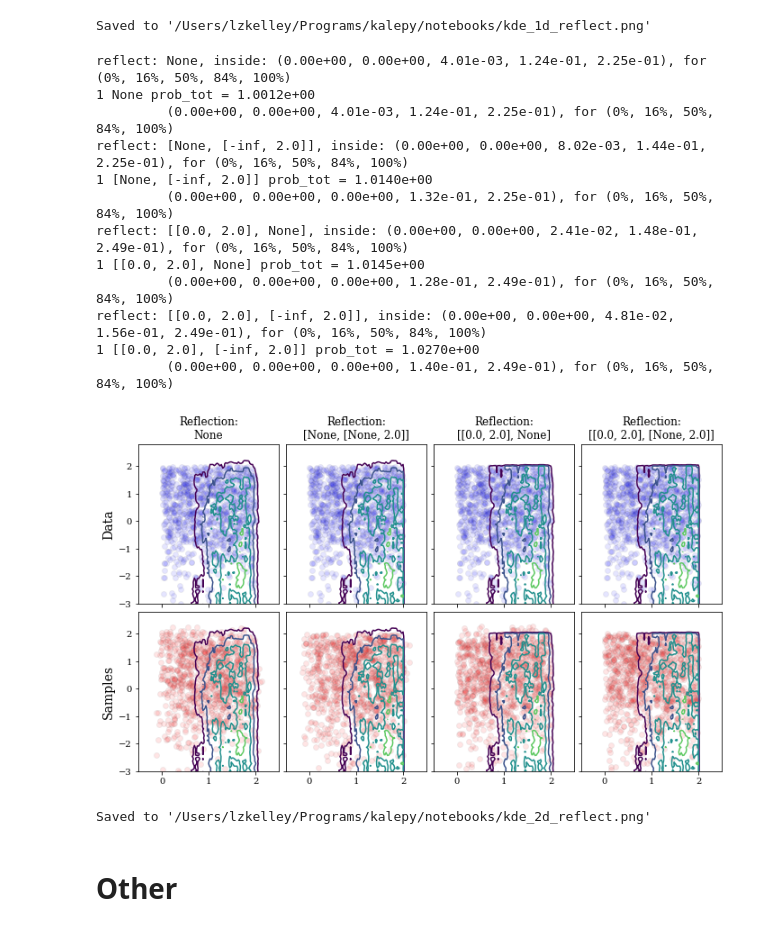
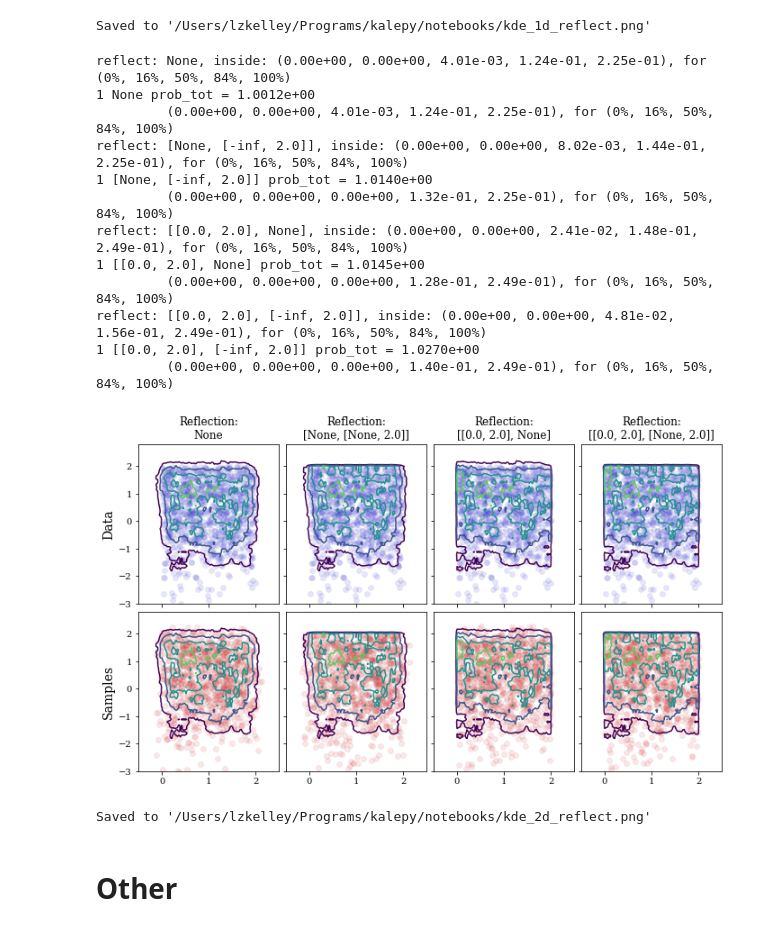
Before and after one commit to lzkelley/kalepy, a Jupyter notebook: notebooks/kde.ipynb, the cells around one changed output. Saved outputs shown, nothing was run; the diff lists cells and outputs as text; code cells hidden in the pictures.

Commit message:
BUG: contour plot errors: data arrays needed to be transposed

```diff
--- a/notebooks/kde.ipynb
+++ b/notebooks/kde.ipynb
@@ -387,7 +387,7 @@ reflections = [
 for ii, (ax, reflect) in enumerate(zip(axes, reflections)):
     pdf_1d = kde.pdf(grid, reflect=reflect)
     pdf = pdf_1d.reshape(hist.shape)
-    ax.contour(*cgrid, pdf)
+    ax.contour(*cgrid, pdf.T)
 
     ax.set(xlim=[-1.0, 3.0], ylim=[-2, 3], title=str(reflect))
 
@@ -508,14 +508,18 @@ seed = 8067
 # print(seed)
 np.random.seed(seed)
 NUM = 2000
+
+# Create 2D data
 xx = np.random.uniform(0.0, 2.0, NUM)
 yy = np.random.normal(1.0, 1.5, NUM)
 yy = yy[yy < 2.0]
 yy = np.concatenate([yy, np.random.choice(yy, NUM-yy.size)])
+data = [xx, yy]
 
-data = [xx, yy]
-edges = [kale.utils.spacing(aa, 'lin', 30) for aa in [xx, yy]]
-egrid = [kale.utils.spacing(ee, 'lin', 100, stretch=0.5) for ee in edges]
+# Create bin-edges, centers, grid, and bin-widths for each dimension
+# edges = [kale.utils.spacing(aa, 'lin', 30) for aa in [xx, yy]]
+# egrid = [kale.utils.spacing(ee, 'lin', 100, stretch=0.5) for ee in edges]
+egrid = [kale.utils.spacing(aa, 'lin', 100, stretch=0.5) for aa in data]
 cgrid = [kale.utils.midpoints(ee, 'lin') for ee in egrid]
 width = [np.diff(ee) for ee in egrid]
 
@@ -549,15 +553,15 @@ for ii, (axcol, reflect) in enumerate(zip(axes.T, reflections[::-1])):
     for jj, ax in enumerate(axcol):
         if jj == 0:
             if ii == 0:
-               ylab = 'Data'
+                ylab = 'Data'
             ax.scatter(xx, yy, facecolor='b', **kw)
             ax.set_title(title)
         else:
             if ii == 0:
-               ylab = 'Samples'
+                ylab = 'Samples'
             ax.scatter(uu, vv, facecolor='r', **kw)
 
-        ax.contour(*cgrid, pdf, zorder=10, levels=levels)
+        ax.contour(*cgrid, pdf.T, zorder=10, levels=levels)
         ax.set(xlim=[-0.5, 2.5], ylim=[-3, 2.8])
         ax.set_ylabel(ylab, size=fs)
 
@@ -692,7 +696,7 @@ for ii, (axcol, reflect) in enumerate(zip(axes.T, reflections[::-1])):
                ylab = 'Samples'
             ax.scatter(uu, vv, facecolor='r', **kw)
 
-        ax.contour(*cgrid, pdf, zorder=10, levels=levels)
+        ax.contour(*cgrid, pdf.T, zorder=10, levels=levels)
         ax.set(xlim=[-0.5, 2.5], ylim=[-3, 2.8])
         ax.set_ylabel(ylab, size=fs)
 
@@ -714,34 +718,34 @@ for ii, (axcol, reflect) in enumerate(zip(axes.T, reflections[::-1])):
     print("reflect: {}, inside: {}".format(reflect, kale.utils.stats_str(pdf_1d[inside])))
     tools.assert_true(inside_test_func(pdf_1d[inside] > 0.0))
     tools.assert_true(np.allclose(pdf_1d[outside], 0.0))
 
     area = width[0][:, np.newaxis] * width[1][np.newaxis, :]
     prob_tot = np.sum(pdf * area)
     print(jj, reflect, "prob_tot = {:.4e}".format(prob_tot))
     print("\t", kale.utils.stats_str(pdf))
     tools.assert_true(np.isclose(prob_tot, 1.0, rtol=3e-2))
 
 
 plt.show()
 
 fname = 'kde_2d_reflect.png'
 fname = os.path.abspath(fname)
 fig.savefig(fname)
 print("Saved to '{}'".format(fname))
 # %% [output]
 reflect: None, inside: (0.00e+00, 0.00e+00, 4.01e-03, 1.24e-01, 2.25e-01), for (0%, 16%, 50%, 84%, 100%)
 1 None prob_tot = 1.0012e+00
          (0.00e+00, 0.00e+00, 4.01e-03, 1.24e-01, 2.25e-01), for (0%, 16%, 50%, 84%, 100%)
 reflect: [None, [-inf, 2.0]], inside: (0.00e+00, 0.00e+00, 8.02e-03, 1.44e-01, 2.25e-01), for (0%, 16%, 50%, 84%, 100%)
 1 [None, [-inf, 2.0]] prob_tot = 1.0140e+00
          (0.00e+00, 0.00e+00, 0.00e+00, 1.32e-01, 2.25e-01), for (0%, 16%, 50%, 84%, 100%)
 reflect: [[0.0, 2.0], None], inside: (0.00e+00, 0.00e+00, 2.41e-02, 1.48e-01, 2.49e-01), for (0%, 16%, 50%, 84%, 100%)
 1 [[0.0, 2.0], None] prob_tot = 1.0145e+00
          (0.00e+00, 0.00e+00, 0.00e+00, 1.28e-01, 2.49e-01), for (0%, 16%, 50%, 84%, 100%)
 reflect: [[0.0, 2.0], [-inf, 2.0]], inside: (0.00e+00, 0.00e+00, 4.81e-02, 1.56e-01, 2.49e-01), for (0%, 16%, 50%, 84%, 100%)
 1 [[0.0, 2.0], [-inf, 2.0]] prob_tot = 1.0270e+00
          (0.00e+00, 0.00e+00, 0.00e+00, 1.40e-01, 2.49e-01), for (0%, 16%, 50%, 84%, 100%)
-[figure, old version]
+[figure, new version]
 Saved to '/Users/lzkelley/Programs/kalepy/notebooks/kde_2d_reflect.png'
 # %% [markdown]
 # Other
```
Also changed, not shown: parts of 2 cells of this notebook, 1 other file.
